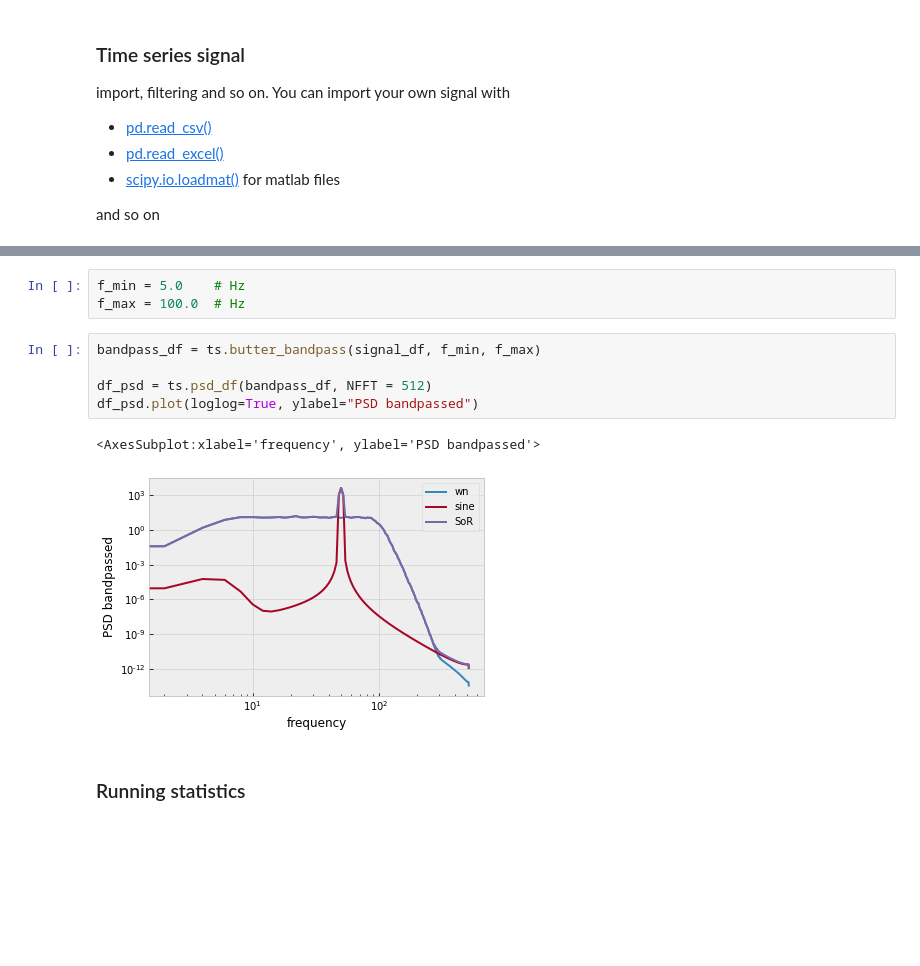
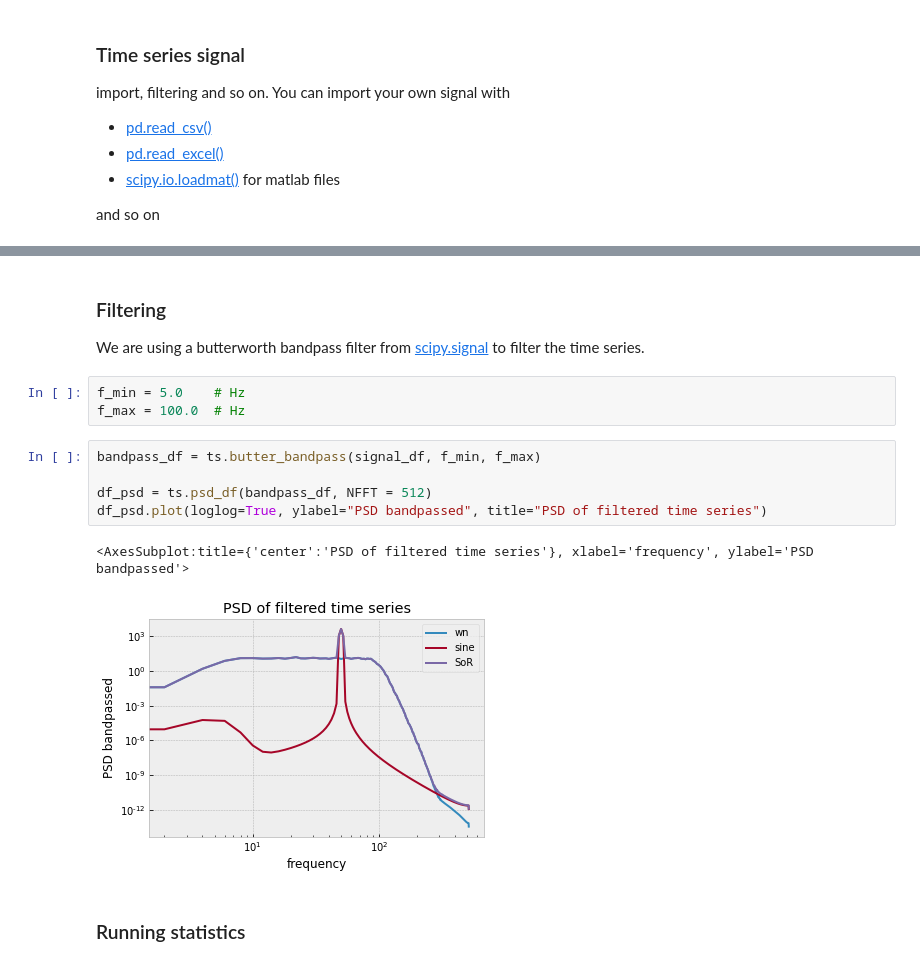
Before and after one commit to boschresearch/pylife, a Jupyter notebook: demos/time_series_handling.ipynb, the cells around one changed output, grey strips where cells are left out. Cells and saved outputs as stored; diff of their text form; blank space fills up the shorter version.

Commit message:
notebook time series handling is done

```diff
--- a/demos/time_series_handling.ipynb
+++ b/demos/time_series_handling.ipynb
@@ -80,14 +93,17 @@ ts.psd_df(signal_df, NFFT = 512).plot(loglog=True, ylabel="PSD")
+# %% [markdown]
+### Filtering
+We are using a butterworth bandpass filter from [scipy.signal](https://docs.scipy.org/doc/scipy/reference/generated/scipy.signal.butter.html) to filter the time series.
 # %%
 f_min = 5.0    # Hz
 f_max = 100.0  # Hz
 # %%
 bandpass_df = ts.butter_bandpass(signal_df, f_min, f_max)
 
 df_psd = ts.psd_df(bandpass_df, NFFT = 512)
-df_psd.plot(loglog=True, ylabel="PSD bandpassed")
+df_psd.plot(loglog=True, ylabel="PSD bandpassed", title="PSD of filtered time series")
 # %% [output]
-<AxesSubplot:xlabel='frequency', ylabel='PSD bandpassed'>
+<AxesSubplot:title={'center':'PSD of filtered time series'}, xlabel='frequency', ylabel='PSD bandpassed'>
-[figure, old version]
+[figure, new version]
 # %% [markdown]
 ### Running statistics
 # %% [markdown]
```
Also changed, not shown: parts of 14 cells of this notebook, 3 other files.
